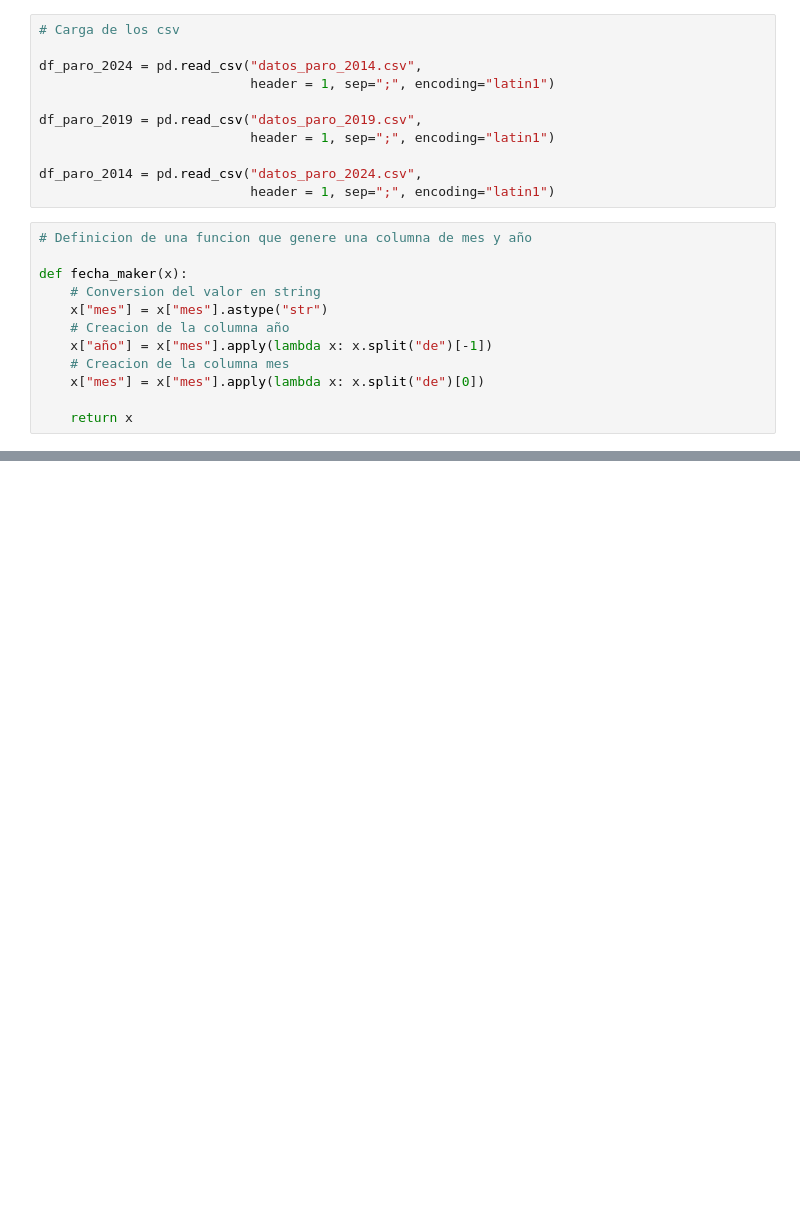
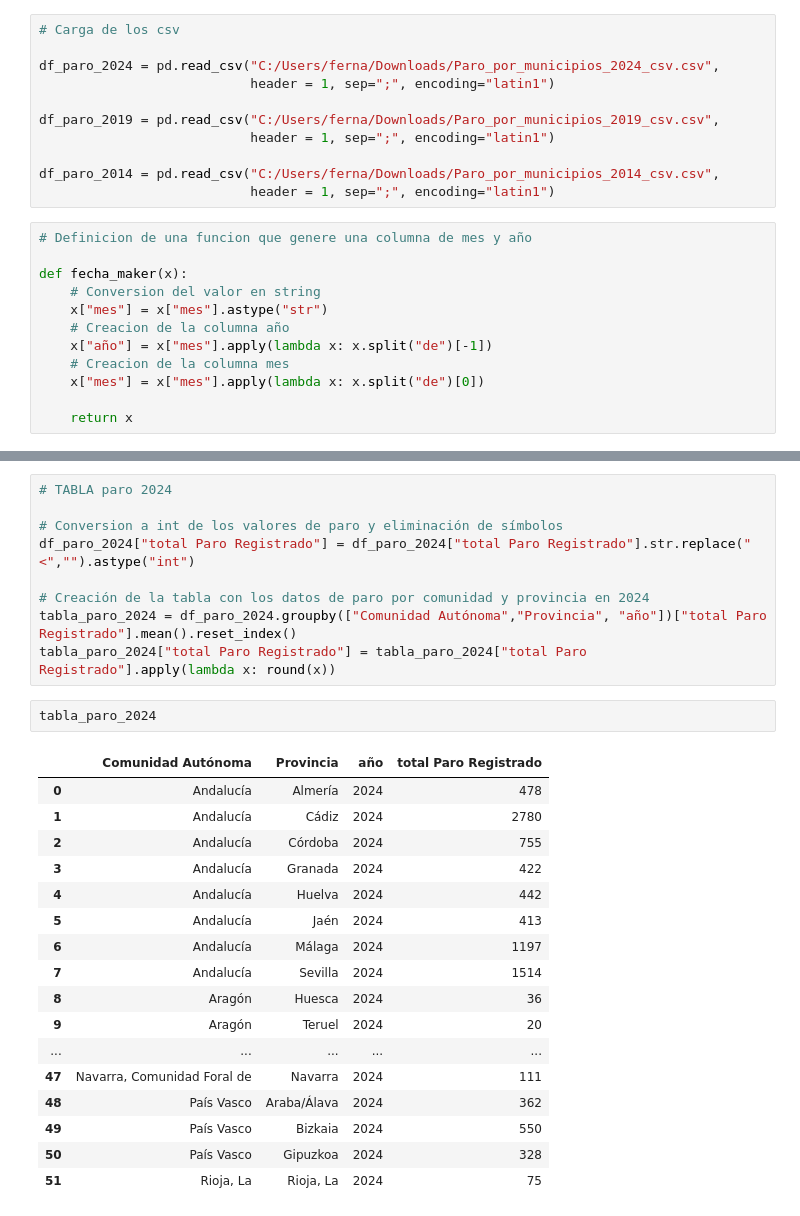
Before and after one commit to UnaiFam/PROYECTO-EUROPA, a Jupyter notebook: Datos_paro.ipynb, the cells around one changed output, grey strips where cells are left out. Saved outputs shown, nothing was run; the diff lists cells and outputs as text; blank space fills up the shorter version.

Commit message:
scrip_para_construir_tablas_paro

```diff
--- a/Datos_paro.ipynb
+++ b/Datos_paro.ipynb
@@ -14,13 +5,13 @@ from dateutil import parser
 # %%
 # Carga de los csv
 
-df_paro_2024 = pd.read_csv("datos_paro_2014.csv",
+df_paro_2024 = pd.read_csv("C:/Users/ferna/Downloads/Paro_por_municipios_2024_csv.csv",
                            header = 1, sep=";", encoding="latin1")
 
-df_paro_2019 = pd.read_csv("datos_paro_2019.csv",
+df_paro_2019 = pd.read_csv("C:/Users/ferna/Downloads/Paro_por_municipios_2019_csv.csv",
                            header = 1, sep=";", encoding="latin1")
 
-df_paro_2014 = pd.read_csv("datos_paro_2024.csv",
+df_paro_2014 = pd.read_csv("C:/Users/ferna/Downloads/Paro_por_municipios_2014_csv.csv",
                            header = 1, sep=";", encoding="latin1")
 # %%
 # Definicion de una funcion que genere una columna de mes y año
@@ -52,0 +120,29 @@ df_paro_2014.to_csv("datos_paro_2014.csv")
+# %%
+# TABLA paro 2024
+
+# Conversion a int de los valores de paro y eliminación de símbolos
+df_paro_2024["total Paro Registrado"] = df_paro_2024["total Paro Registrado"].str.replace("<","").astype("int")
+
+# Creación de la tabla con los datos de paro por comunidad y provincia en 2024
+tabla_paro_2024 = df_paro_2024.groupby(["Comunidad Autónoma","Provincia", "año"])["total Paro Registrado"].mean().reset_index()
+tabla_paro_2024["total Paro Registrado"] = tabla_paro_2024["total Paro Registrado"].apply(lambda x: round(x))
+# %%
+tabla_paro_2024
+# %% [output]
+|  | Comunidad Autónoma | Provincia | año | total Paro Registrado |
+| 0 | Andalucía | Almería | 2024 | 478 |
+| 1 | Andalucía | Cádiz | 2024 | 2780 |
+| 2 | Andalucía | Córdoba | 2024 | 755 |
+| 3 | Andalucía | Granada | 2024 | 422 |
+| 4 | Andalucía | Huelva | 2024 | 442 |
+| 5 | Andalucía | Jaén | 2024 | 413 |
+| 6 | Andalucía | Málaga | 2024 | 1197 |
+| 7 | Andalucía | Sevilla | 2024 | 1514 |
+| 8 | Aragón | Huesca | 2024 | 36 |
+| 9 | Aragón | Teruel | 2024 | 20 |
+| ... | ... | ... | ... | ... |
+| 47 | Navarra, Comunidad Foral de | Navarra | 2024 | 111 |
+| 48 | País Vasco | Araba/Álava | 2024 | 362 |
+| 49 | País Vasco | Bizkaia | 2024 | 550 |
+| 50 | País Vasco | Gipuzkoa | 2024 | 328 |
+| 51 | Rioja, La | Rioja, La | 2024 | 75 |
```
Also changed, not shown: parts of 16 cells of this notebook.
